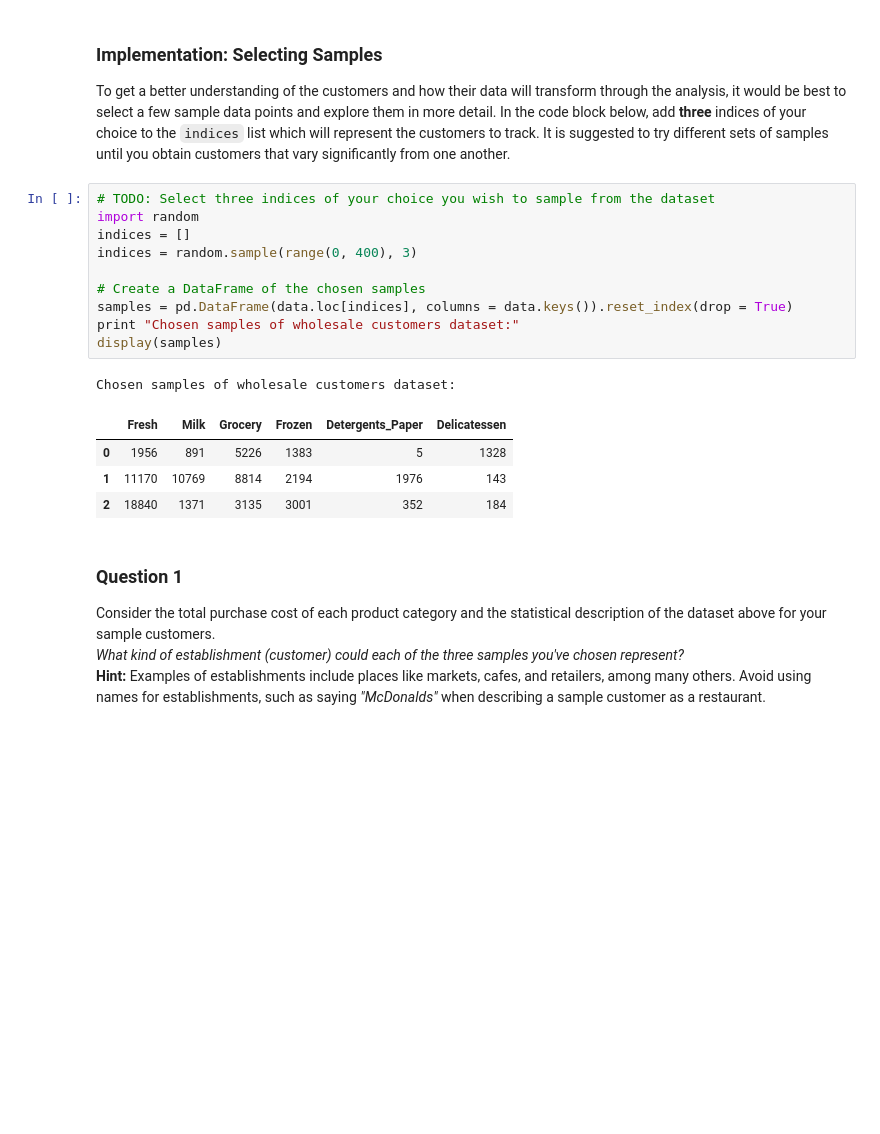
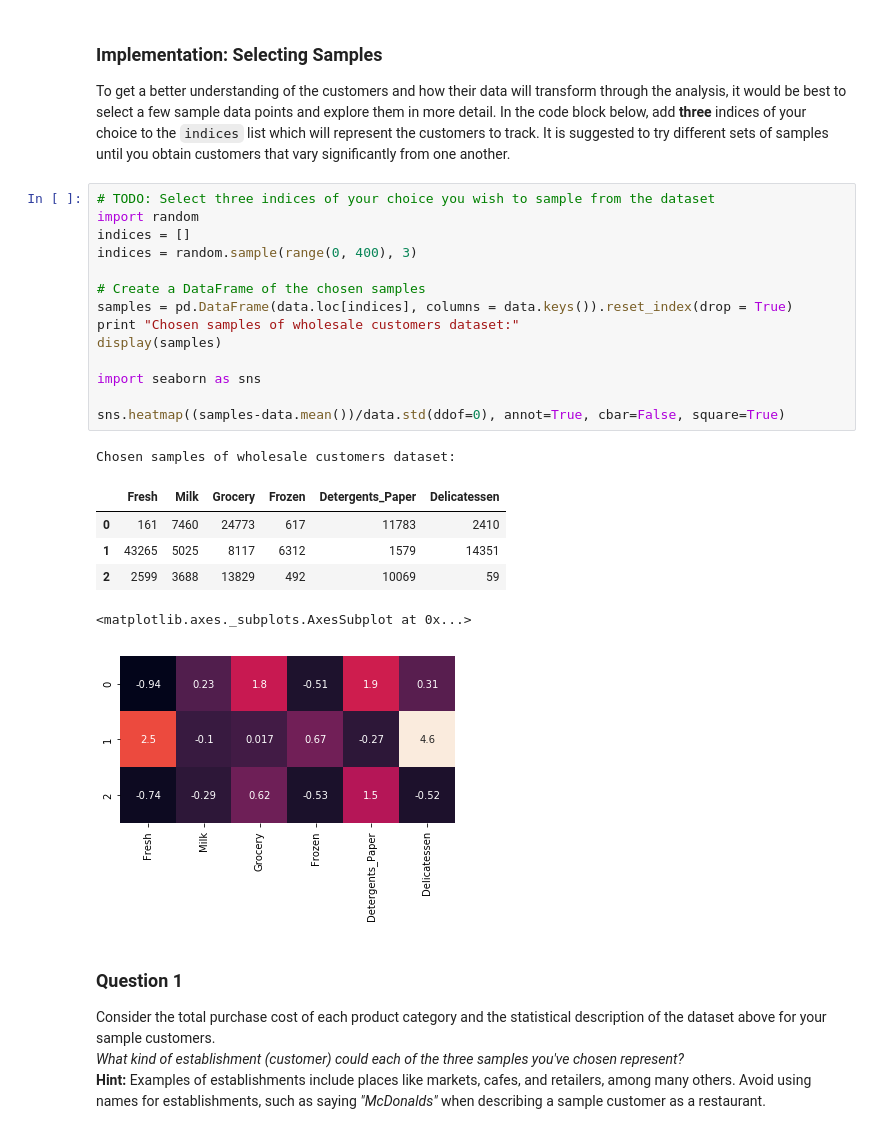
Before and after one commit to JaleelSavoy/customer_segements, a Jupyter notebook: customer_segments.ipynb, the cells around one changed output. Saved outputs shown, nothing was run; the diff lists cells and outputs as text; blank space fills up the shorter version.

```diff
--- a/customer_segments.ipynb
+++ b/customer_segments.ipynb
@@ -61,19 +61,25 @@ To get a better understanding of the customers and how their data will transform
 # %%
 # TODO: Select three indices of your choice you wish to sample from the dataset
 import random
 indices = []
 indices = random.sample(range(0, 400), 3)
 
 # Create a DataFrame of the chosen samples
 samples = pd.DataFrame(data.loc[indices], columns = data.keys()).reset_index(drop = True)
 print "Chosen samples of wholesale customers dataset:"
 display(samples)
+
+import seaborn as sns
+
+sns.heatmap((samples-data.mean())/data.std(ddof=0), annot=True, cbar=False, square=True)
 # %% [output]
 Chosen samples of wholesale customers dataset:
 |  | Fresh | Milk | Grocery | Frozen | Detergents_Paper | Delicatessen |
-| 0 | 1956 | 891 | 5226 | 1383 | 5 | 1328 |
-| 1 | 11170 | 10769 | 8814 | 2194 | 1976 | 143 |
-| 2 | 18840 | 1371 | 3135 | 3001 | 352 | 184 |
+| 0 | 161 | 7460 | 24773 | 617 | 11783 | 2410 |
+| 1 | 43265 | 5025 | 8117 | 6312 | 1579 | 14351 |
+| 2 | 2599 | 3688 | 13829 | 492 | 10069 | 59 |
+<matplotlib.axes._subplots.AxesSubplot at 0x...>
+[figure, added]
 # %% [markdown]
 ### Question 1
 Consider the total purchase cost of each product category and the statistical description of the dataset above for your sample customers.
```
Also changed, not shown: parts of 19 cells of this notebook, 1 other file.
